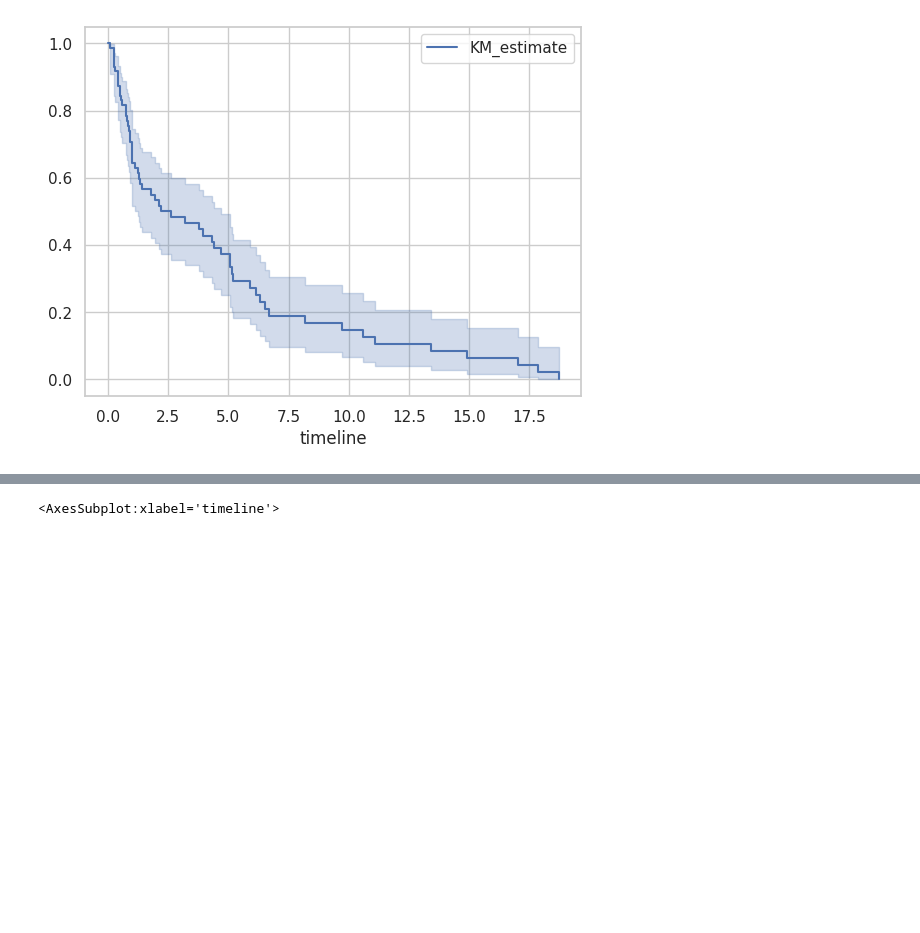
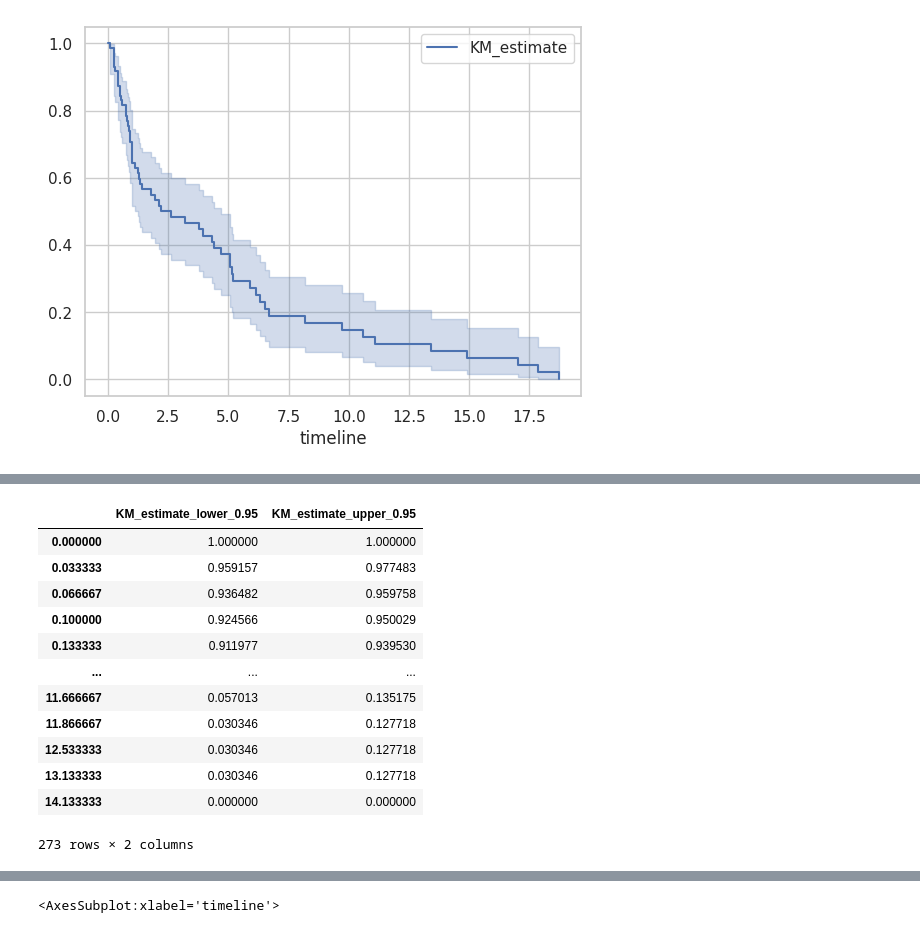
Before and after one commit to Kekkodf/DP-SurvAnalysis, a Jupyter notebook: tresh/survaival_analysis.ipynb, the cells around one changed output, grey strips where cells are left out. Drawn from its saved outputs; the diff is of its cells as text; code cells hidden in the pictures; blank space fills up the shorter version.

```diff
--- a/src/survaival_analysis.ipynb
+++ b/tresh/survaival_analysis.ipynb
@@ -71,4 +128,24 @@ kmf_mgus.plot()
 [figure]
+# %%
+#get median and confidence interval
+median_mgus = kmf_mgus.median_survival_time_
+ci_mgus = kmf_mgus.confidence_interval_survival_function_
+
+ci_mgus
+# %% [output]
+|  | KM_estimate_lower_0.95 | KM_estimate_upper_0.95 |
+| 0.000000 | 1.000000 | 1.000000 |
+| 0.033333 | 0.959157 | 0.977483 |
+| 0.066667 | 0.936482 | 0.959758 |
+| 0.100000 | 0.924566 | 0.950029 |
+| 0.133333 | 0.911977 | 0.939530 |
+| ... | ... | ... |
+| 11.666667 | 0.057013 | 0.135175 |
+| 11.866667 | 0.030346 | 0.127718 |
+| 12.533333 | 0.030346 | 0.127718 |
+| 13.133333 | 0.030346 | 0.127718 |
+| 14.133333 | 0.000000 | 0.000000 |
+273 rows × 2 columns
 # %%
 #convert time to months
 df_ovarian["time"] = df_ovarian["time"]/30
```
Also changed, not shown: parts of 12 cells of this notebook, 4 other files.
